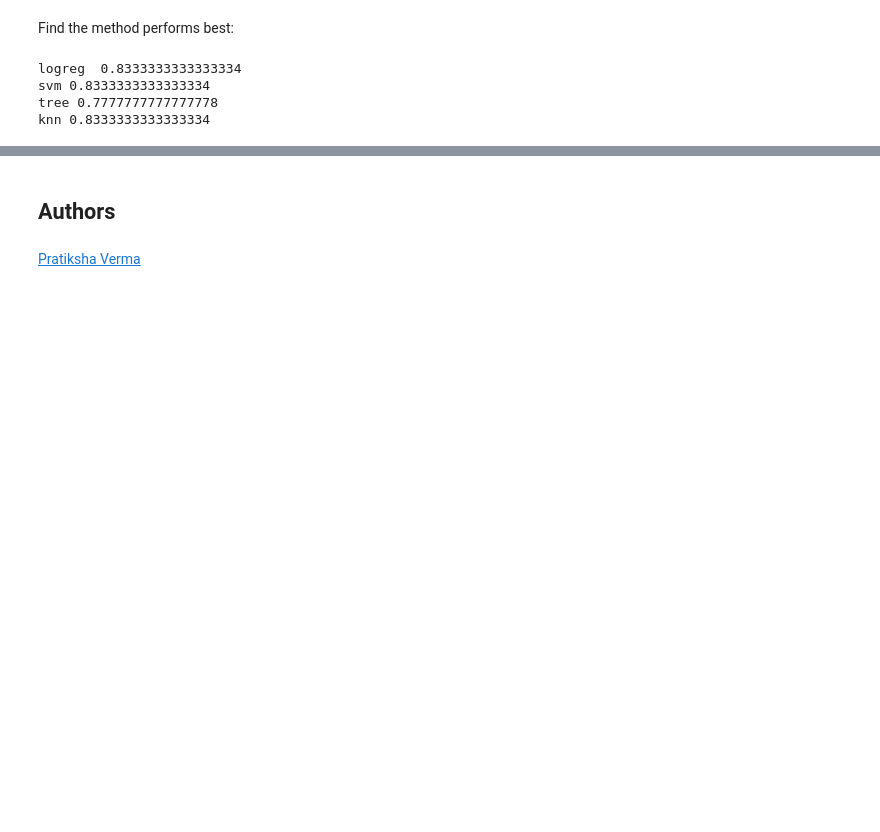
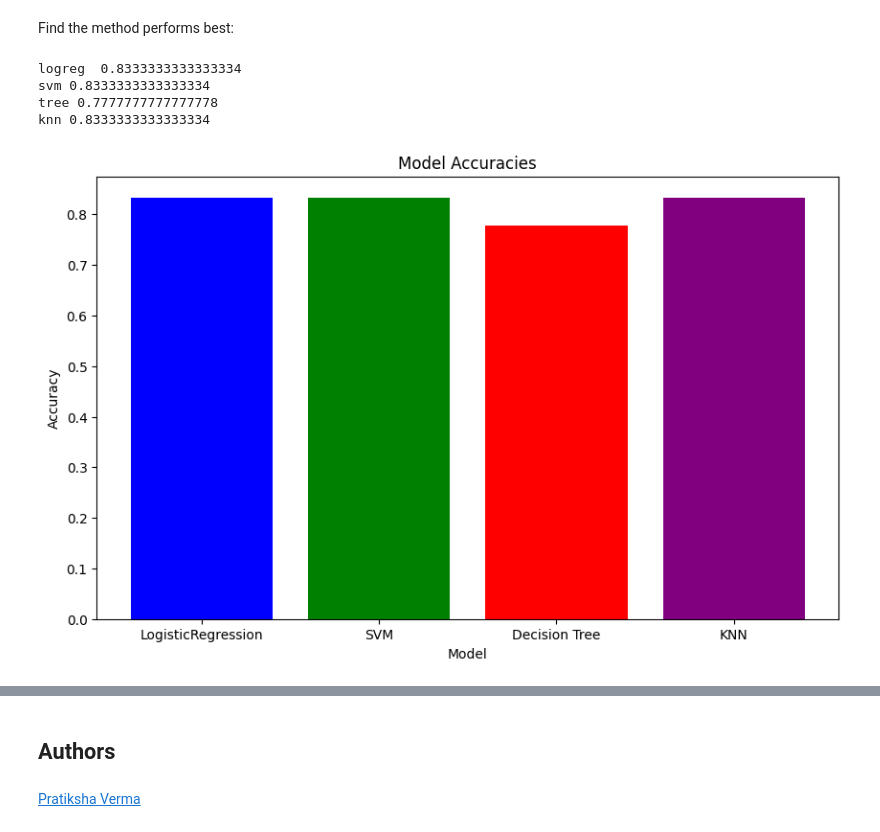
Before and after one commit to vannguyendanang/VanDataScienceProjects, a Jupyter notebook: SpaceX_Machine_Learning_Prediction.jupyterlite.ipynb, the cells around one changed output, grey strips where cells are left out. Cells and saved outputs as stored; diff of their text form; code cells hidden in the pictures; blank space fills up the shorter version.

```diff
--- a/SpaceX_Machine_Learning_Prediction.jupyterlite.ipynb
+++ b/SpaceX_Machine_Learning_Prediction.jupyterlite.ipynb
@@ -142,7 +155,8 @@ Standardize the data in <code>X</code> then reassign it to the variable  <code>X
 # %%
 # students get this
 transform = preprocessing.StandardScaler()
-X = transform.fit(X).transform(X)
+# X = transform.fit(X).transform(X)
+X = transform.fit_transform(X)
 X[0:5]
 # %% [output]
 array([[-1.71291154e+00, -1.94814463e-16, -6.53912840e-01,
@@ -229,7 +254,7 @@ Examining the confusion matrix, we see that logistic regression can distinguish
 # %% [markdown]
 Create a support vector machine object then  create a  <code>GridSearchCV</code> object  <code>svm_cv</code> with cv = 10.  Fit the object to find the best parameters from the dictionary <code>parameters</code>.
 # %%
-parameters = {'kernel':('linear', 'rbf','poly','rbf', 'sigmoid'),
+parameters = {'kernel':('linear', 'rbf','poly','sigmoid'),
               'C': np.logspace(-3, 3, 5),
               'gamma':np.logspace(-3, 3, 5)}
 svm = SVC()
@@ -391,3 +449,16 @@ logreg  0.8333333333333334
 svm 0.8333333333333334
 tree 0.7777777777777778
 knn 0.8333333333333334
+# %%
+# draw bar chart
+model_name = ['LogisticRegression','SVM','Decision Tree','KNN']
+model_accuracy=[logreg_cv_score,svm_cv_score,tree_cv_score,knn_cv_score]
+
+plt.figure(figsize=(10, 6))
+plt.bar(model_name,model_accuracy,color=['blue', 'green', 'red', 'purple'])
+plt.xlabel('Model')
+plt.ylabel('Accuracy')
+plt.title('Model Accuracies')
+plt.show()
+# %% [output]
+[figure, added]
```
Also changed, not shown: parts of 11 cells of this notebook.
